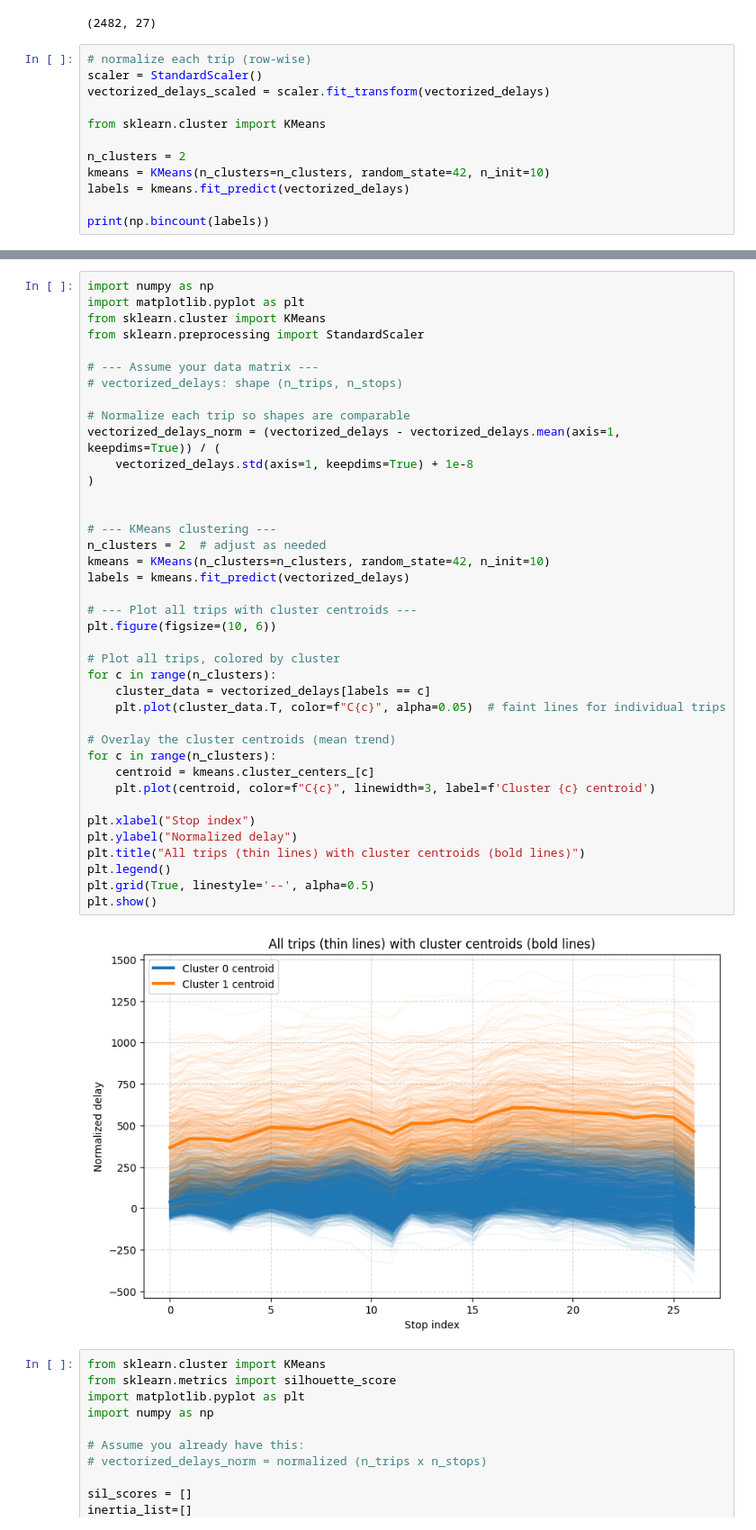
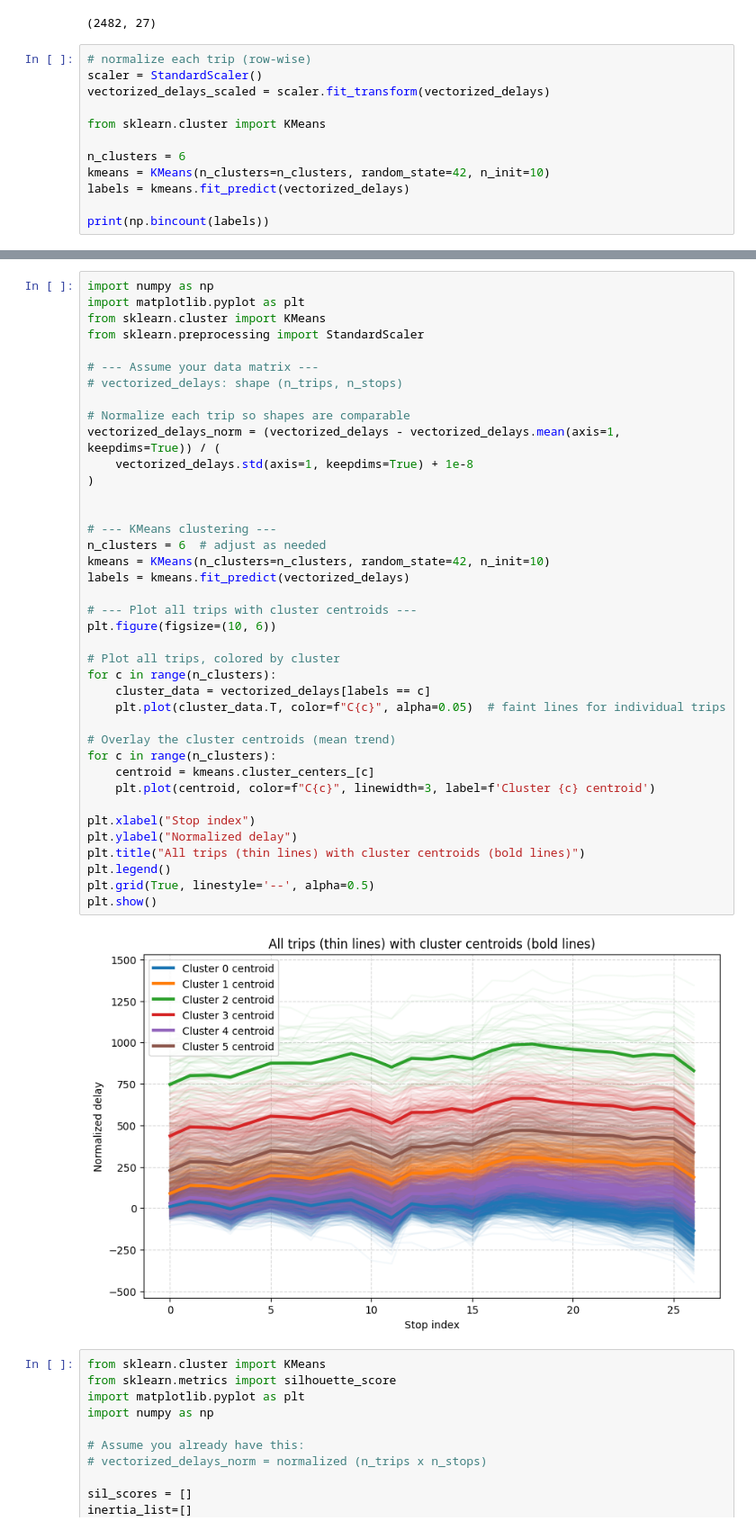
Before and after one commit to Gioalf/AH2179, a Jupyter notebook: project/AIprojectGioAlf.ipynb, the cells around one changed output, grey strips where cells are left out. Shown at 90% size. Drawn from its saved outputs; the diff is of its cells as text.

```diff
--- a/project/AIprojectGioAlf.ipynb
+++ b/project/AIprojectGioAlf.ipynb
@@ -1655,7 +1648,7 @@ vectorized_delays_scaled = scaler.fit_transform(vectorized_delays)
 
 from sklearn.cluster import KMeans
 
-n_clusters = 2
+n_clusters = 6
 kmeans = KMeans(n_clusters=n_clusters, random_state=42, n_init=10)
 labels = kmeans.fit_predict(vectorized_delays)
 
@@ -1690,35 +1683,35 @@ from sklearn.preprocessing import StandardScaler
 # Normalize each trip so shapes are comparable
 vectorized_delays_norm = (vectorized_delays - vectorized_delays.mean(axis=1, keepdims=True)) / (
     vectorized_delays.std(axis=1, keepdims=True) + 1e-8
 )
 
 
 # --- KMeans clustering ---
-n_clusters = 2  # adjust as needed
+n_clusters = 6  # adjust as needed
 kmeans = KMeans(n_clusters=n_clusters, random_state=42, n_init=10)
 labels = kmeans.fit_predict(vectorized_delays)
 
 # --- Plot all trips with cluster centroids ---
 plt.figure(figsize=(10, 6))
 
 # Plot all trips, colored by cluster
 for c in range(n_clusters):
     cluster_data = vectorized_delays[labels == c]
     plt.plot(cluster_data.T, color=f"C{c}", alpha=0.05)  # faint lines for individual trips
 
 # Overlay the cluster centroids (mean trend)
 for c in range(n_clusters):
     centroid = kmeans.cluster_centers_[c]
     plt.plot(centroid, color=f"C{c}", linewidth=3, label=f'Cluster {c} centroid')
 
 plt.xlabel("Stop index")
 plt.ylabel("Normalized delay")
 plt.title("All trips (thin lines) with cluster centroids (bold lines)")
 plt.legend()
 plt.grid(True, linestyle='--', alpha=0.5)
 plt.show()
 # %% [output]
-[figure, old version]
+[figure, new version]
 # %%
 from sklearn.cluster import KMeans
 from sklearn.metrics import silhouette_score
```
Also changed, not shown: parts of 32 cells of this notebook.
